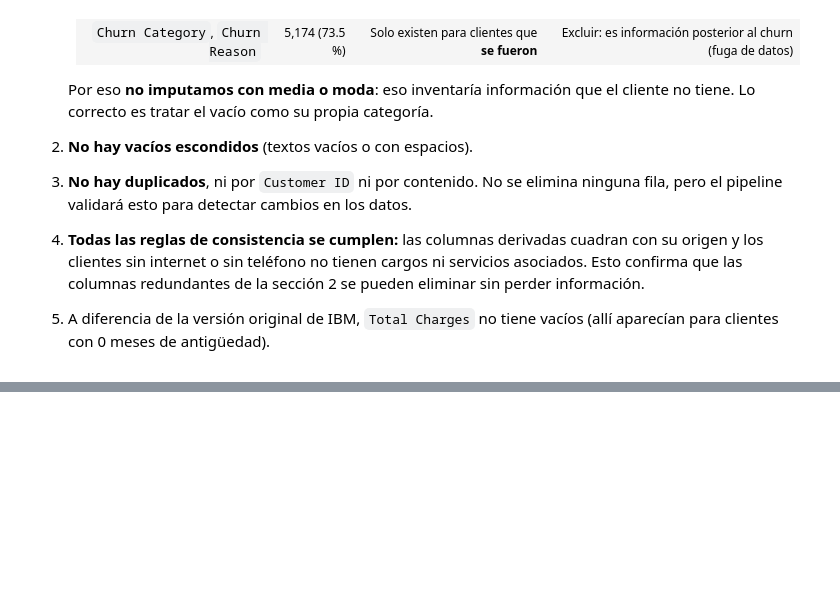
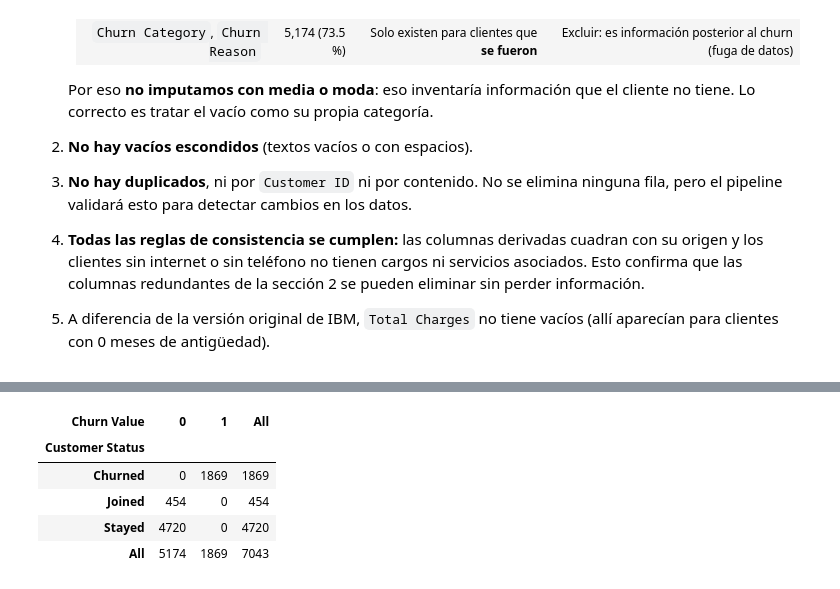
Before and after one commit to Antonio-3108/Proyecto-ML-for-Buisness, a Jupyter notebook: notebooks/01_exploracion.ipynb, the cells around one changed output, grey strips where cells are left out. Saved outputs shown, nothing was run; the diff lists cells and outputs as text; code cells hidden in the pictures; blank space fills up the shorter version.

```diff
--- a/notebooks/01_exploracion.ipynb
+++ b/notebooks/01_exploracion.ipynb
@@ -632,0 +685,9 @@ pd.Series({regla: incumple.sum() for regla, incumple in reglas.items()}).to_fram
+# %%
+pd.crosstab(clientes["Customer Status"], clientes["Churn Value"], margins=True)
+# %% [output]
+| Churn Value | 0 | 1 | All |
+| Customer Status |  |  |  |
+| Churned | 0 | 1869 | 1869 |
+| Joined | 454 | 0 | 454 |
+| Stayed | 4720 | 0 | 4720 |
+| All | 5174 | 1869 | 7043 |
```
Also changed, not shown: parts of 11 cells of this notebook.
